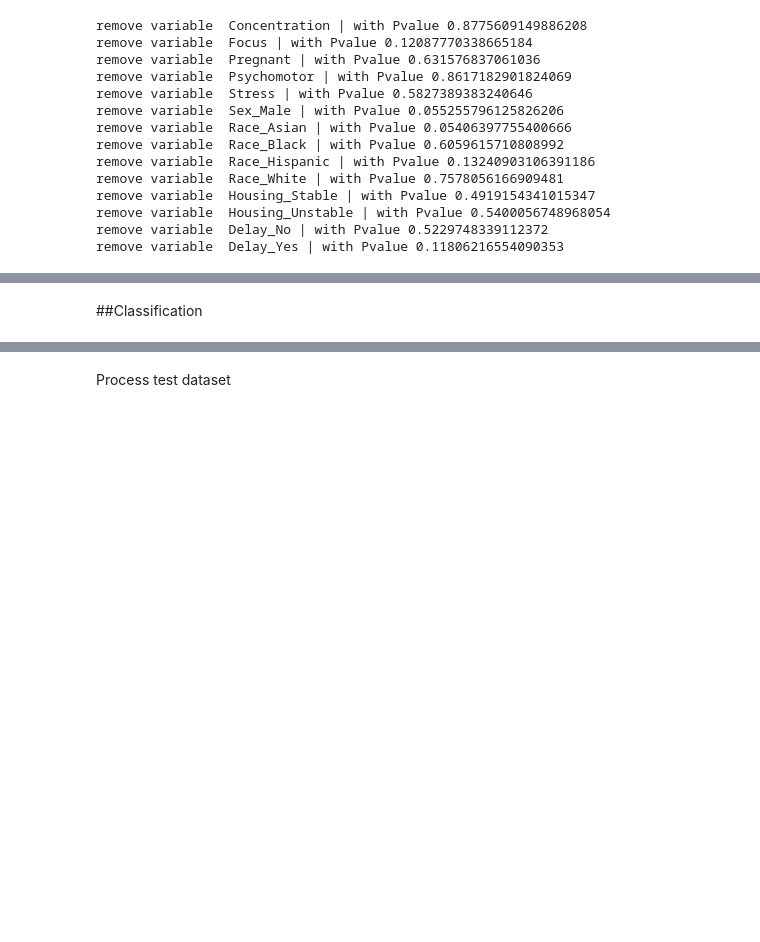
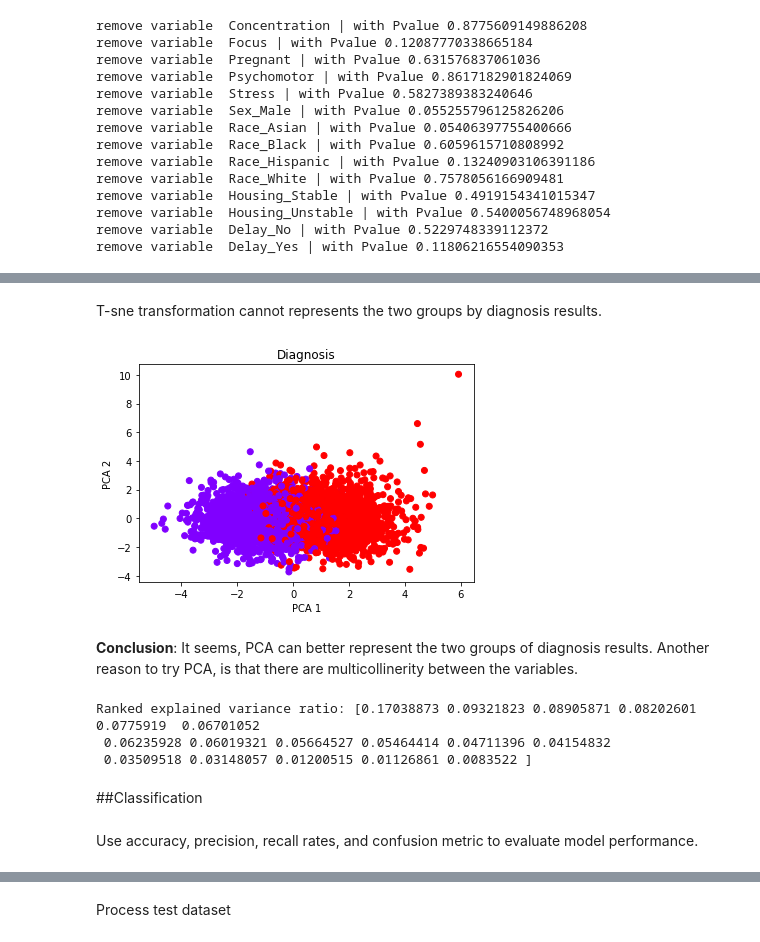
Before and after one commit to ElvesJohn/MachineLearningCW, a Jupyter notebook: MachineLearningColab.ipynb, the cells around one changed output, grey strips where cells are left out. Saved outputs shown, nothing was run; the diff lists cells and outputs as text; code cells hidden in the pictures; blank space fills up the shorter version.

```diff
--- a/MachineLearningColab.ipynb
+++ b/MachineLearningColab.ipynb
@@ -337,0 +402,41 @@ Combine both method, we remove features in removed_feature .
+# %% [markdown]
+T-sne transformation cannot represents the two groups by diagnosis results.
+# %%
+#PCA
+from sklearn.decomposition import PCA
+# Perform PCA
+pca = PCA(n_components=2)
+pca_data = pca.fit_transform(train_feature_reduced.drop('Diagnosis', axis=1))
+
+# Plot the data points
+plt.scatter(pca_data[:, 0], pca_data[:, 1], c=train_feature_reduced['Diagnosis'], cmap='rainbow')
+
+# Add labels and title to the plot
+plt.xlabel('PCA 1')
+plt.ylabel('PCA 2')
+plt.title('Diagnosis')
+
+# Show the plot
+plt.show()
+# %% [output]
+[figure, added]
+# %% [markdown]
+**Conclusion**:
+It seems, PCA can better represent the two groups of diagnosis results. Another reason to try PCA, is that there are multicollinerity between the variables.
+# %%
+# Perform PCA
+pca = PCA()
+X_train_pca = pca.fit_transform(train_feature_reduced.drop('Diagnosis', axis=1))
+
+# Get explained variance ratio
+explained_variance = pca.explained_variance_ratio_
+
+# Rank explained variance ratio
+rank = np.argsort(-explained_variance)
+
+# Print the ranked explained variance ratio
+print("Ranked explained variance ratio:", explained_variance[rank])
+# %% [output]
+Ranked explained variance ratio: [0.17038873 0.09321823 0.08905871 0.08202601 0.0775919  0.06701052
+ 0.06235928 0.06019321 0.05664527 0.05464414 0.04711396 0.04154832
+ 0.03509518 0.03148057 0.01200515 0.01126861 0.0083522 ]
@@ -338,2 +449,4 @@ Combine both method, we remove features in removed_feature .
 # %% [markdown]
 ##Classification
+# %% [markdown]
+Use accuracy, precision, recall rates, and confusion metric to evaluate model performance.
```
Also changed, not shown: parts of 33 cells of this notebook.
